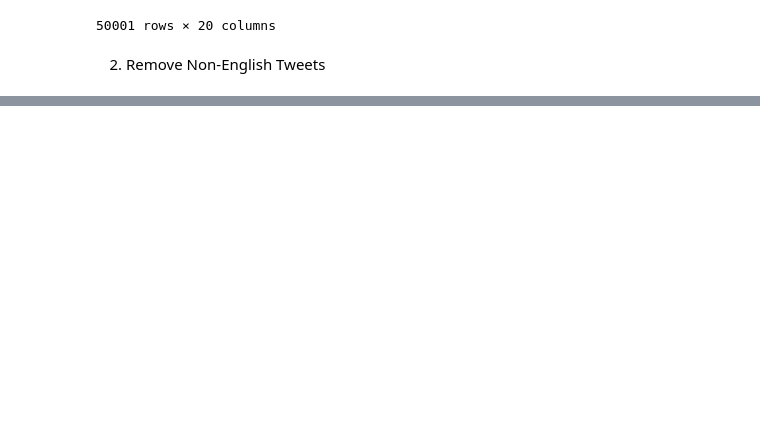
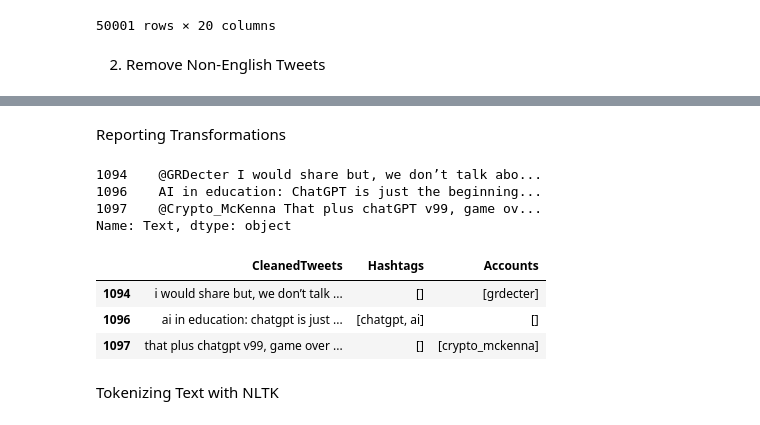
Before and after one commit to owenmonroe/OwenMonroe_TextMining_Fall23, a Jupyter notebook: HW_Assignment1/OwenMonroe_HW1.ipynb, the cells around one changed output, grey strips where cells are left out. Drawn from its saved outputs; the diff is of its cells as text; code cells hidden in the pictures; blank space fills up the shorter version.

```diff
--- a/HW_Assignment1/OwenMonroe_HW1.ipynb
+++ b/HW_Assignment1/OwenMonroe_HW1.ipynb
@@ -42,0 +86,18 @@ english_words = set(nltk.corpus.words.words())
+# %%
+def clean_hashtags(x):
+    return re.findall(r'#(\S+)', str(x))
+
+def clean_tweets_hash(y):
+    return re.sub(r'#(\S+)', ' ', str(y))
+
+def clean_tweets_acct(z):
+    return re.sub(r'@(\S+)', ' ', str(z))
+
+def clean_accounts(z):
+    return re.findall(r'@(\S+)', str(z))
+# %%
+en_df['Hashtags'] = en_df['Lower Case Tweets'].apply(clean_hashtags)
+en_df['Accounts'] = en_df['Lower Case Tweets'].apply(clean_accounts)
+en_df['CleanedTweets'] = en_df['Lower Case Tweets'].apply(clean_tweets_hash).apply(clean_tweets_acct)
+
+en_df
@@ -42,0 +139,20 @@ english_words = set(nltk.corpus.words.words())
+# %% [markdown]
+Reporting Transformations
+# %%
+# Before Transformation Reports
+en_df['Text'][642:645]
+# %% [output]
+1094    @GRDecter I would share but, we don’t talk abo...
+1096    AI in education: ChatGPT is just the beginning...
+1097    @Crypto_McKenna That plus chatGPT v99, game ov...
+Name: Text, dtype: object
+# %%
+# After Transformation Reports
+en_df[['CleanedTweets', 'Hashtags', 'Accounts']][642:645]
+# %% [output]
+|  | CleanedTweets | Hashtags | Accounts |
+| 1094 | i would share but, we don’t talk ... | [] | [grdecter] |
+| 1096 | ai in education: chatgpt is just ... | [chatgpt, ai] | [] |
+| 1097 | that plus chatgpt v99, game over ... | [] | [crypto_mckenna] |
+# %% [markdown]
+Tokenizing Text with NLTK
```
Also changed, not shown: parts of 8 cells of this notebook.
